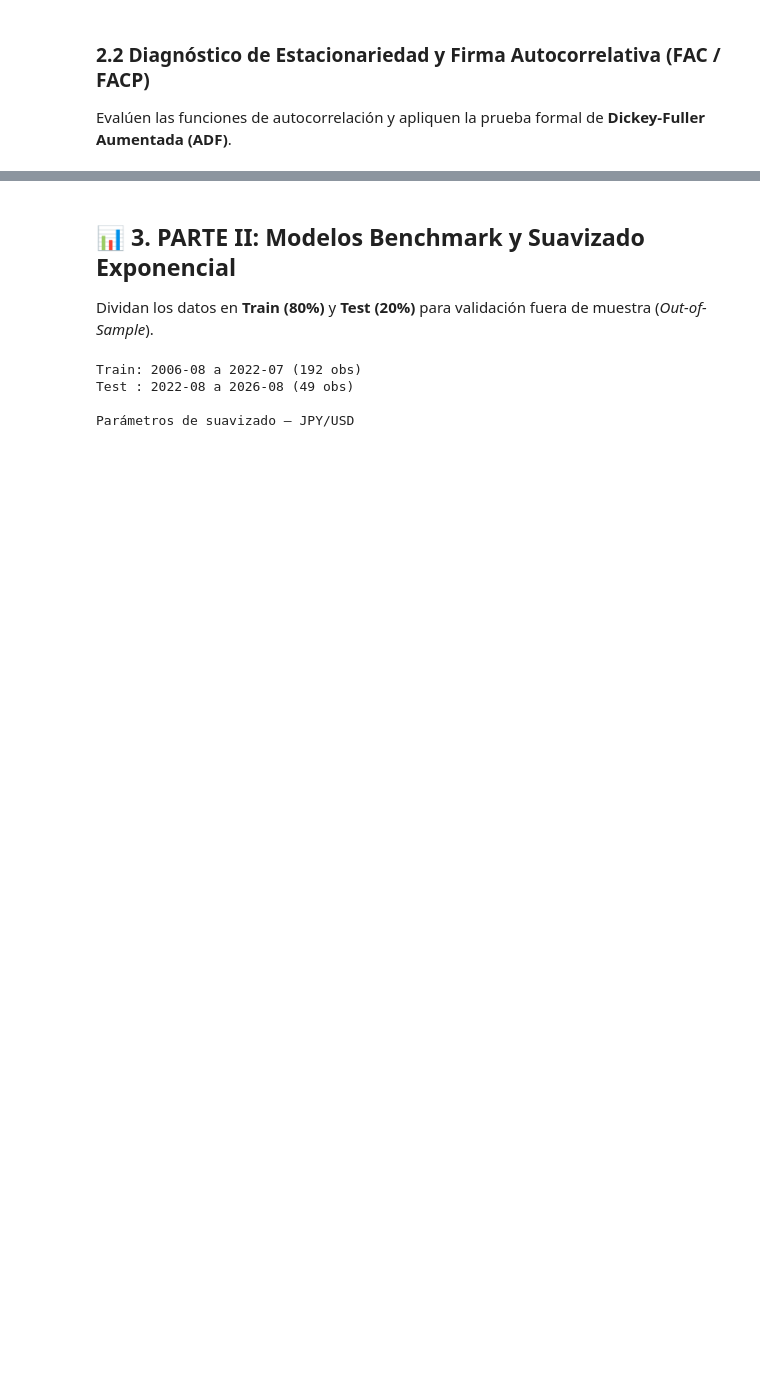
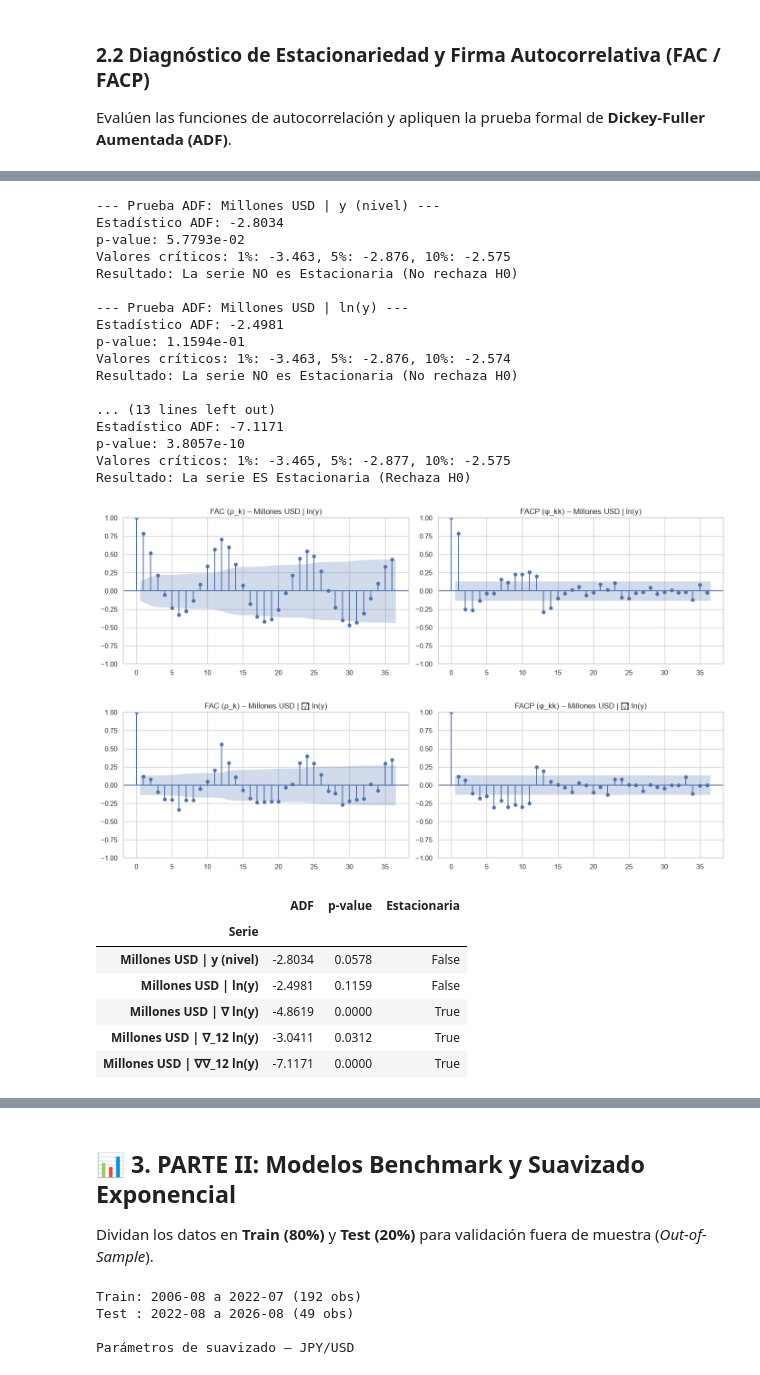
Before and after one commit to arosteguicp/TimeSeries1, a Jupyter notebook: Copia_de_Proyecto_de_Medio_Curso_Guía_de_Implementación (1).ipynb, the cells around one changed output, grey strips where cells are left out. Saved outputs shown, nothing was run; the diff lists cells and outputs as text; code cells hidden in the pictures; blank space fills up the shorter version.

```diff
--- a/Copia_de_Proyecto_de_Medio_Curso_Guía_de_Implementación (1).ipynb
+++ b/Copia_de_Proyecto_de_Medio_Curso_Guía_de_Implementación (1).ipynb
@@ -258,6 +383,35 @@ Resultado: La serie ES Estacionaria (Rechaza H0)
 | JPY/USD | ∇ ln(y) | -11.3921 | 0.0000 | True |
 | JPY/USD | ∇_12 ln(y) | -1.9029 | 0.3307 | False |
 | JPY/USD | ∇∇_12 ln(y) | -7.1274 | 0.0000 | True |
+# %%
+adf_A = diagnostico_completo(serie_A, 'Millones USD')
+# %% [output]
+--- Prueba ADF: Millones USD | y (nivel) ---
+Estadístico ADF: -2.8034
+p-value: 5.7793e-02
+Valores críticos: 1%: -3.463, 5%: -2.876, 10%: -2.575
+Resultado: La serie NO es Estacionaria (No rechaza H0)
+
+--- Prueba ADF: Millones USD | ln(y) ---
+Estadístico ADF: -2.4981
+p-value: 1.1594e-01
+Valores críticos: 1%: -3.463, 5%: -2.876, 10%: -2.574
+Resultado: La serie NO es Estacionaria (No rechaza H0)
+
+... (13 lines left out)
+Estadístico ADF: -7.1171
+p-value: 3.8057e-10
+Valores críticos: 1%: -3.465, 5%: -2.877, 10%: -2.575
+Resultado: La serie ES Estacionaria (Rechaza H0)
+[figure, added]
+[figure, added]
+|  | ADF | p-value | Estacionaria |
+| Serie |  |  |  |
+| Millones USD | y (nivel) | -2.8034 | 0.0578 | False |
+| Millones USD | ln(y) | -2.4981 | 0.1159 | False |
+| Millones USD | ∇ ln(y) | -4.8619 | 0.0000 | True |
+| Millones USD | ∇_12 ln(y) | -3.0411 | 0.0312 | True |
+| Millones USD | ∇∇_12 ln(y) | -7.1171 | 0.0000 | True |
 # %% [markdown]
 ### 🧠 Pregunta 1.2:
 > Analicen el comportamiento de la FAC ($\rho_k$) y FACP ($\phi_{kk}$). Indiquen qué grado de diferenciaciones regulares ($d$) o estacionales ($D$) requirió cada serie para volverse estacionaria.
```
Also changed, not shown: parts of 27 cells of this notebook, 1 other file.
